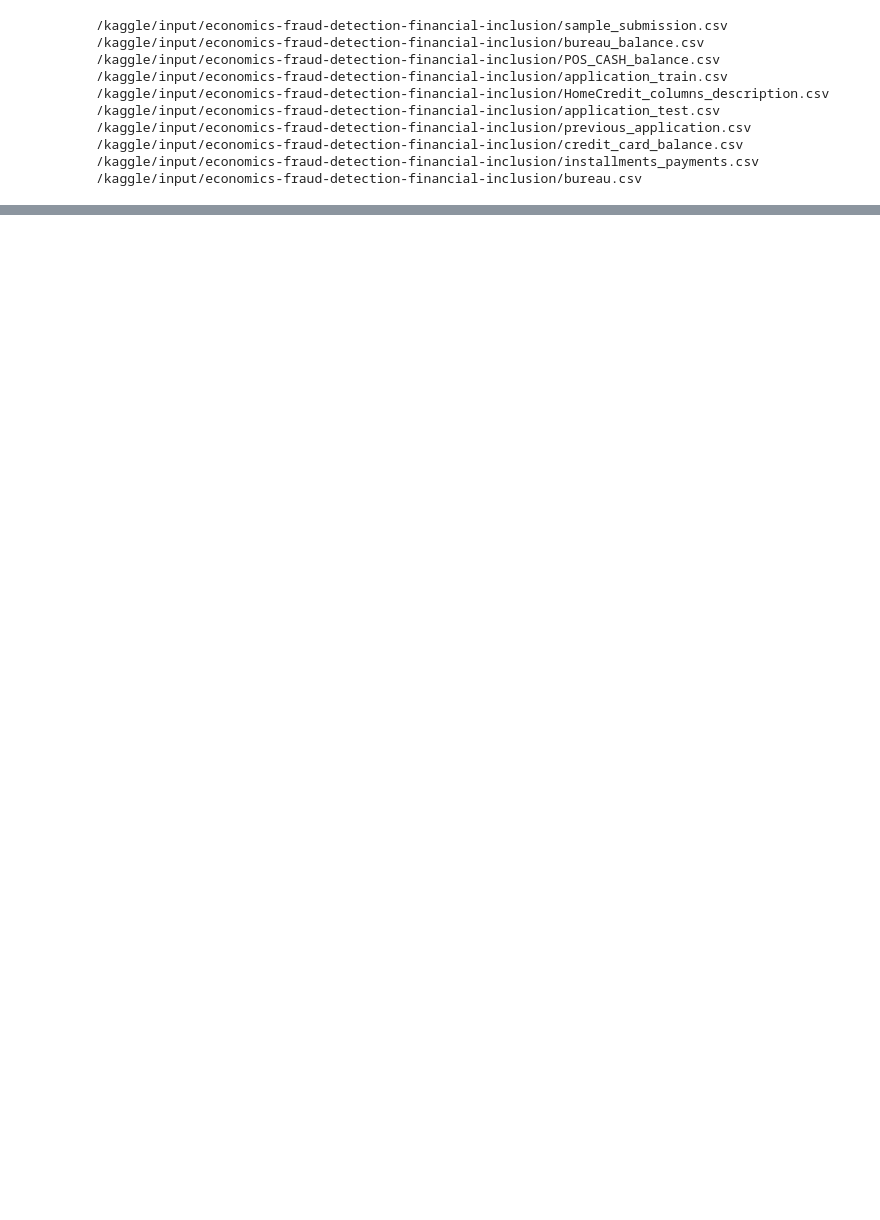
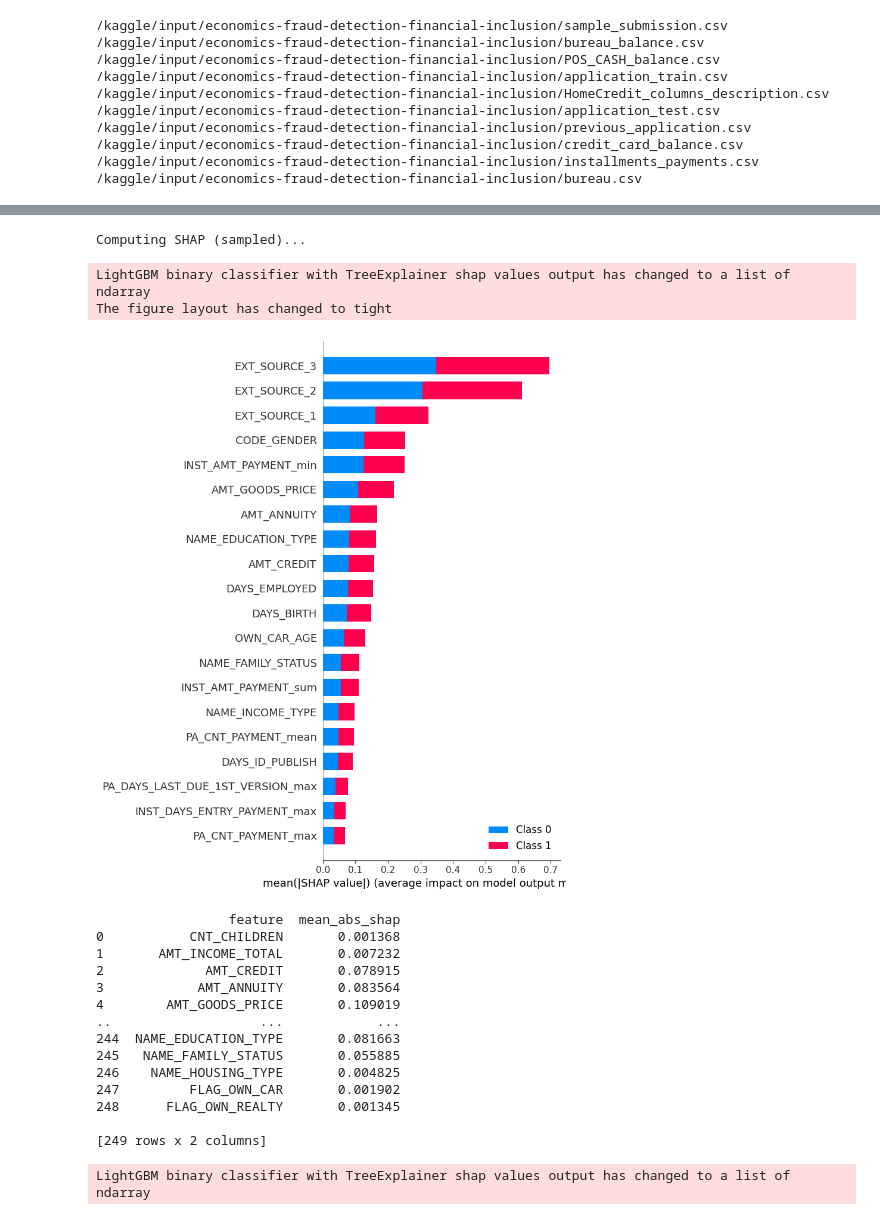
Before and after one commit to Akash8451/Economics, a Jupyter notebook: notebook2311a9991e.ipynb, the cells around one changed output, grey strips where cells are left out. Cells and saved outputs as stored; diff of their text form; code cells hidden in the pictures; blank space fills up the shorter version.

```diff
--- a/notebook2311a9991e.ipynb
+++ b/notebook2311a9991e.ipynb
@@ -822,0 +332,48 @@ print("\n✅ Phase 4 complete – results saved to /kaggle/working/")
+# %%
+# -------------------------
+# 6) SHAP explainability (sampled to save time)
+# -------------------------
+print("Computing SHAP (sampled)...")
+explainer = shap.TreeExplainer(models[-1], feature_perturbation="tree_path_dependent")
+sample_idx = np.random.choice(X_hold.shape[0], size=min(4000, X_hold.shape[0]), replace=False)
+X_sample = X_hold.iloc[sample_idx]
+shap_values = explainer.shap_values(X_sample)
+plt.figure(figsize=(8,6))
+shap.summary_plot(shap_values, X_sample, plot_type='bar', show=False, max_display=20)
+plt.tight_layout()
+plt.show()
+
+# mean absolute shap table (top 20)
+shap_values = explainer.shap_values(X_sample)
+
+# For binary classification shap_values is a list -> use class 1
+shap_val = shap_values[1]  # shape = (n_samples, n_features)
+
+mean_abs_shap = np.abs(shap_val).mean(axis=0)
+
+shap_df = pd.DataFrame({
+    'feature': X_sample.columns,
+    'mean_abs_shap': mean_abs_shap
+})
+
+print(shap_df)
+# %% [output]
+Computing SHAP (sampled)...
+LightGBM binary classifier with TreeExplainer shap values output has changed to a list of ndarray
+The figure layout has changed to tight
+[figure, added]
+                 feature  mean_abs_shap
+0           CNT_CHILDREN       0.001368
+1       AMT_INCOME_TOTAL       0.007232
+2             AMT_CREDIT       0.078915
+3            AMT_ANNUITY       0.083564
+4        AMT_GOODS_PRICE       0.109019
+..                   ...            ...
+244  NAME_EDUCATION_TYPE       0.081663
+245   NAME_FAMILY_STATUS       0.055885
+246    NAME_HOUSING_TYPE       0.004825
+247         FLAG_OWN_CAR       0.001902
+248      FLAG_OWN_REALTY       0.001345
+
+[249 rows x 2 columns]
+LightGBM binary classifier with TreeExplainer shap values output has changed to a list of ndarray
```
Also changed, not shown: parts of 86 cells of this notebook.
